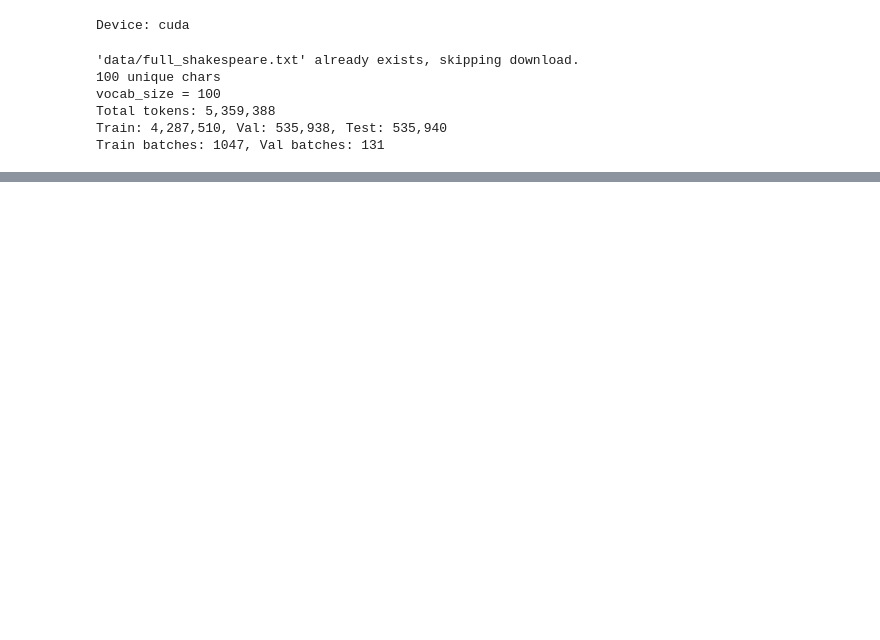
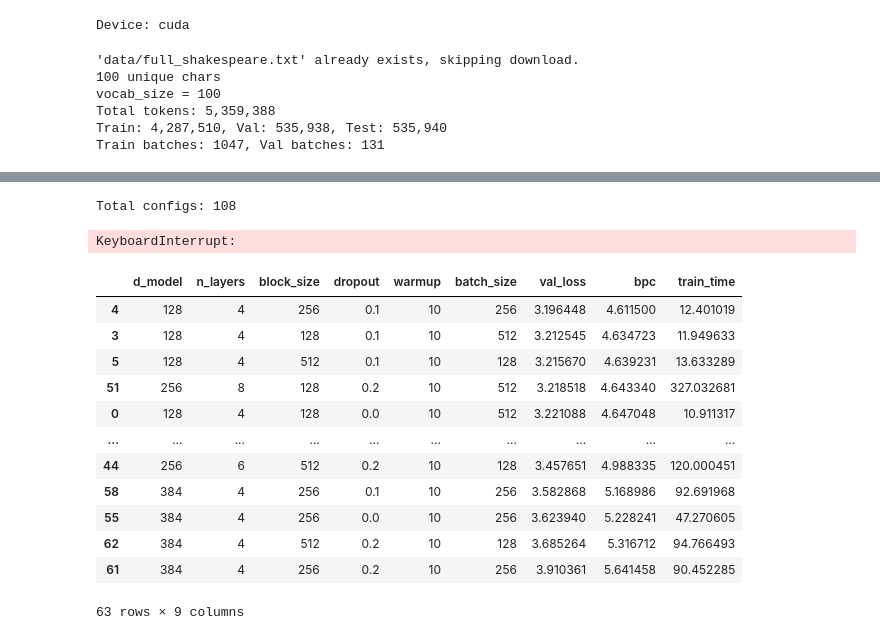
Before and after one commit to bybybybyby37/Transformer, a Jupyter notebook: official_baseline.ipynb, the cells around one changed output, grey strips where cells are left out. Drawn from its saved outputs; the diff is of its cells as text; code cells hidden in the pictures; blank space fills up the shorter version.

Commit message:
Added GRID SEARCH test

```diff
--- a/official_baseline.ipynb
+++ b/official_baseline.ipynb
@@ -344,12 +344,12 @@ for epoch in range(1, max_epochs + 1):
         global_step += 1
 
     # End of epoch summary
-    tqdm.write(f"[Epoch {epoch}] time={time.time() - epoch_start_time:.1f}s")
+    # tqdm.write(f"[Epoch {epoch}] time={time.time() - epoch_start_time:.1f}s")
 
     # ---- Validation phase ----
     val_loss = evaluate(val_loader)
     bpc = val_loss / math.log(2)
-    tqdm.write(f"[Epoch {epoch}] Val Loss {val_loss:.4f} | Val BPC {bpc:.4f}")
+    tqdm.write(f"[Epoch {epoch}] Val Loss {val_loss:.4f} | Val BPC {bpc:.4f} | time={time.time() - epoch_start_time:.1f}s")
 
     writer.add_scalar("loss/val", val_loss, epoch)
     writer.add_scalar("metrics/val_bpc", bpc, epoch)
@@ -408,0 +462,53 @@ print(tok.decode(out[0].tolist()))
+# %%
+import itertools
+d_models = [128, 256, 384, 512]
+n_layers = [4, 6, 8]
+dropouts = [0.0, 0.1, 0.2]
+block_sizes = [128, 256, 512]
+warmup = 10
+
+search_space = []
+for d_model, n_layer, drop, block in itertools.product(d_models, n_layers, dropouts, block_sizes):
+    n_heads = max(2, d_model // 64)  # keep roughly 64-dim per head
+    d_ff = 4 * d_model
+    search_space.append(dict(
+        d_model=d_model, n_heads=n_heads, n_layers=n_layer,
+        d_ff=d_ff, dropout=drop, block_size=block, warmup=warmup
+    ))
+
+print(f"Total configs: {len(search_space)}")
+# %% [output]
+Total configs: 108
+# %%
+TARGET_TOKENS = 65536  # per optimizer step
+def plan_bs(block):
+    return max(1, TARGET_TOKENS // block)
+
+for cfg in search_space:
+    cfg["batch_size"] = plan_bs(cfg["block_size"])
+# %%
+results = []
+for cfg in search_space:
+    result = run_experiment(**cfg, max_epochs=3)
+    results.append(result)
+# %% [output]
+KeyboardInterrupt:
+# %%
+import pandas as pd
+df = pd.DataFrame(results)
+df = df.sort_values("bpc")
+df
+# %% [output]
+|  | d_model | n_layers | block_size | dropout | warmup | batch_size | val_loss | bpc | train_time |
+| 4 | 128 | 4 | 256 | 0.1 | 10 | 256 | 3.196448 | 4.611500 | 12.401019 |
+| 3 | 128 | 4 | 128 | 0.1 | 10 | 512 | 3.212545 | 4.634723 | 11.949633 |
+| 5 | 128 | 4 | 512 | 0.1 | 10 | 128 | 3.215670 | 4.639231 | 13.633289 |
+| 51 | 256 | 8 | 128 | 0.2 | 10 | 512 | 3.218518 | 4.643340 | 327.032681 |
+| 0 | 128 | 4 | 128 | 0.0 | 10 | 512 | 3.221088 | 4.647048 | 10.911317 |
+| ... | ... | ... | ... | ... | ... | ... | ... | ... | ... |
+| 44 | 256 | 6 | 512 | 0.2 | 10 | 128 | 3.457651 | 4.988335 | 120.000451 |
+| 58 | 384 | 4 | 256 | 0.1 | 10 | 256 | 3.582868 | 5.168986 | 92.691968 |
+| 55 | 384 | 4 | 256 | 0.0 | 10 | 256 | 3.623940 | 5.228241 | 47.270605 |
+| 62 | 384 | 4 | 512 | 0.2 | 10 | 128 | 3.685264 | 5.316712 | 94.766493 |
+| 61 | 384 | 4 | 256 | 0.2 | 10 | 256 | 3.910361 | 5.641458 | 90.452285 |
+63 rows × 9 columns
```
Also changed, not shown: parts of 6 cells of this notebook.
